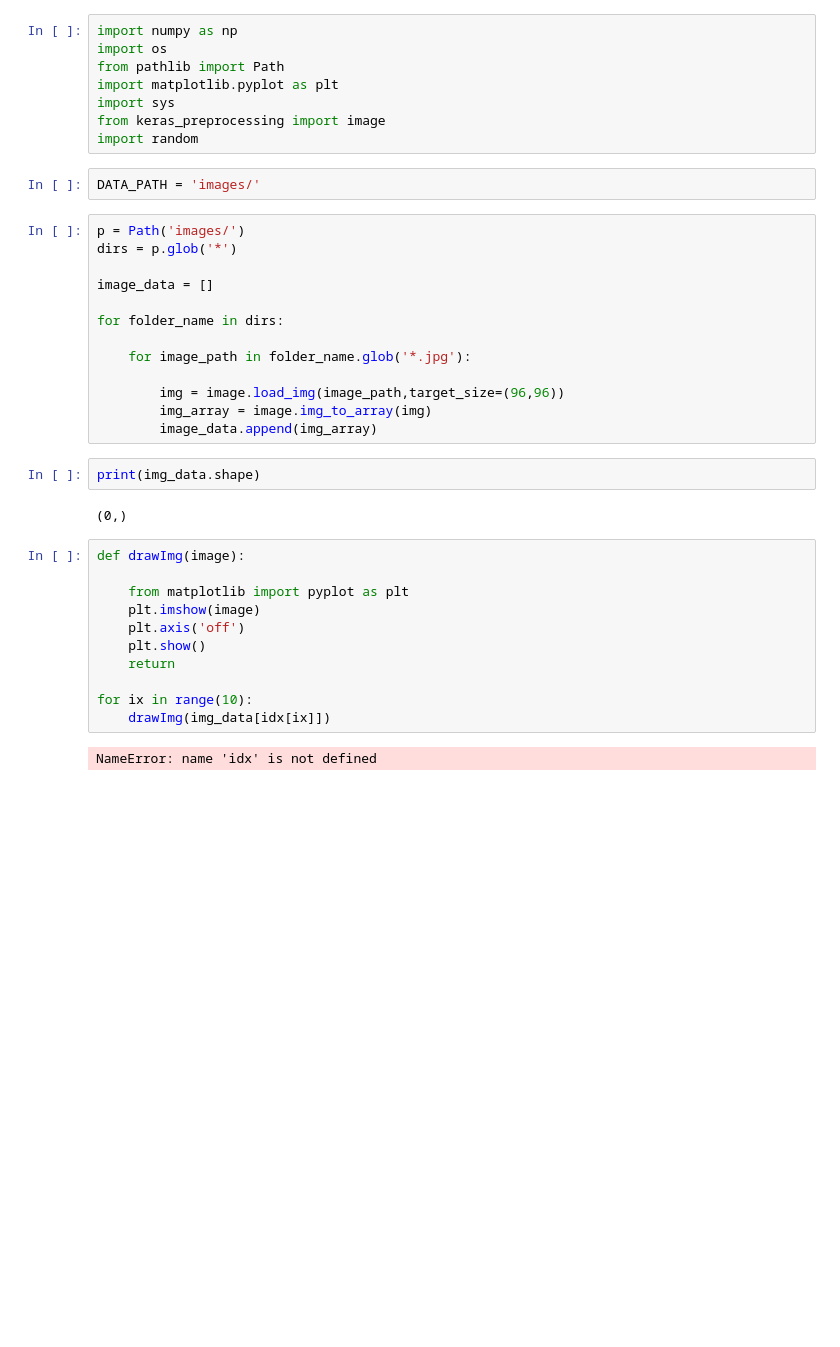
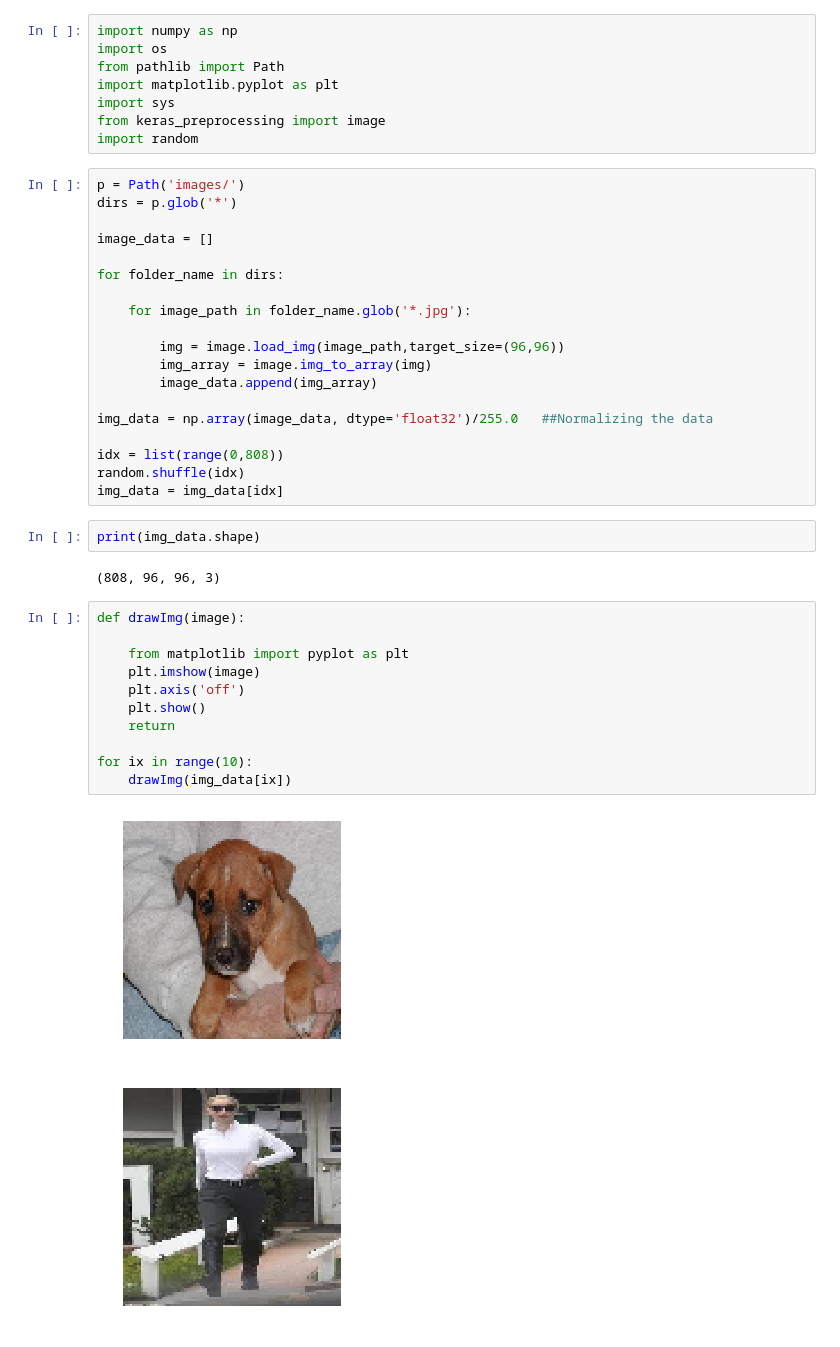
Before and after one commit to 101vinayak/Image_Denoising_Project, a Jupyter notebook: Data_Preprocessing.ipynb, the cells around one changed output. Drawn from its saved outputs; the diff is of its cells as text; blank space fills up the shorter version.

```diff
--- a/Data_Preprocessing.ipynb
+++ b/Data_Preprocessing.ipynb
@@ -6,8 +6,6 @@ import matplotlib.pyplot as plt
 import sys
 from keras_preprocessing import image
 import random
-# %%
-DATA_PATH = 'images/'
 # %%
 p = Path('images/')
 dirs = p.glob('*')
@@ -21,20 +19,27 @@ for folder_name in dirs:
         img = image.load_img(image_path,target_size=(96,96))
         img_array = image.img_to_array(img)
         image_data.append(img_array)
+
+img_data = np.array(image_data, dtype='float32')/255.0   ##Normalizing the data
+
+idx = list(range(0,808))
+random.shuffle(idx)
+img_data = img_data[idx]
 # %%
 print(img_data.shape)
 # %% [output]
-(0,)
+(808, 96, 96, 3)
 # %%
 def drawImg(image):
 
     from matplotlib import pyplot as plt
     plt.imshow(image)
     plt.axis('off')
     plt.show()
     return
 
 for ix in range(10):
-    drawImg(img_data[idx[ix]])
+    drawImg(img_data[ix])
 # %% [output]
-NameError: name 'idx' is not defined
+[figure, added]
+[figure, added]
```
Also changed, not shown: parts of 17 cells of this notebook.
